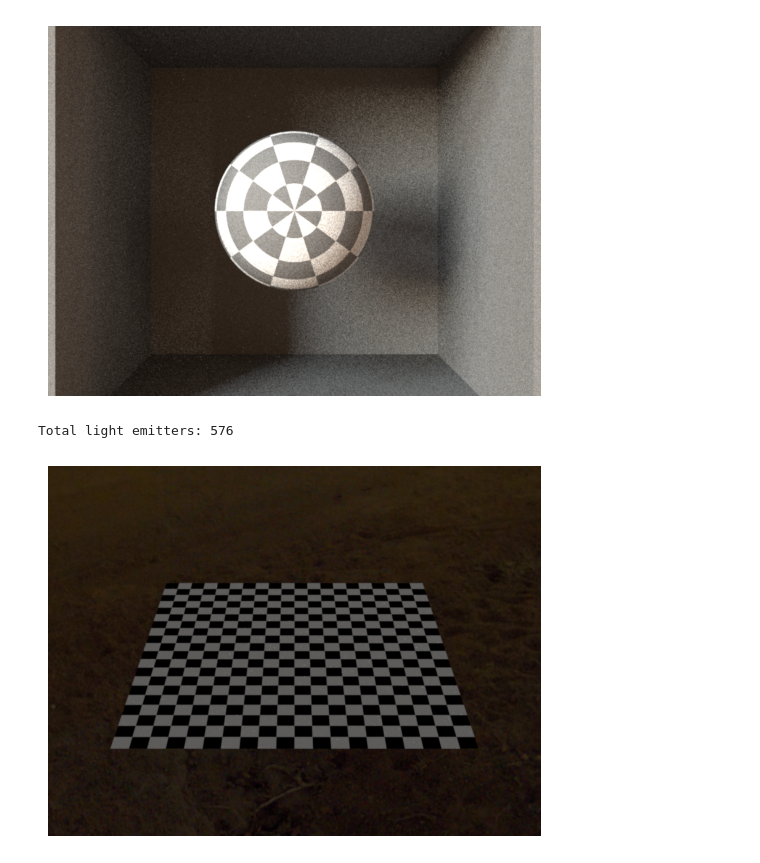
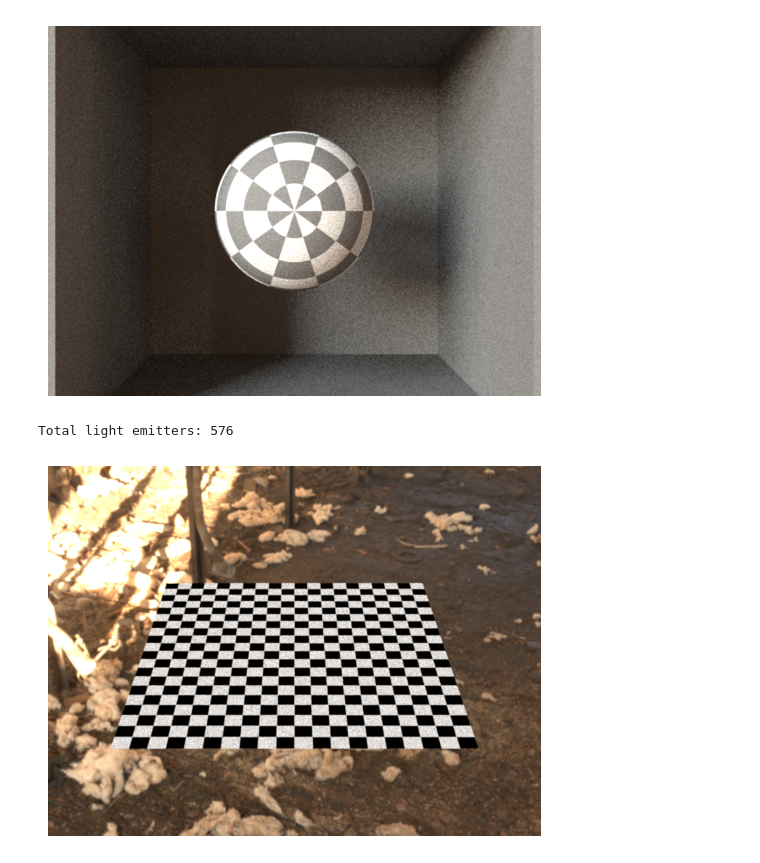
Before and after one commit to kkxthyl/WalmartRGB, a Jupyter notebook: cube/cube.ipynb, the cells around one changed output. Saved outputs shown, nothing was run; the diff lists cells and outputs as text; code cells hidden in the pictures.

```diff
--- a/cube/cube.ipynb
+++ b/cube/cube.ipynb
@@ -829,9 +829,9 @@ for i, pos in enumerate(all_pos):
 }
 
 # BRIGHT HDRI
-# hdri = mi.Bitmap('../sample_hdri.exr').convert(mi.Bitmap.PixelFormat.RGB, mi.Struct.Type.Float32)
+hdri = mi.Bitmap('../sample_hdri.exr').convert(mi.Bitmap.PixelFormat.RGB, mi.Struct.Type.Float32)
 # DARK HDRI
-hdri = mi.Bitmap('../night_hdri.exr').convert(mi.Bitmap.PixelFormat.RGB, mi.Struct.Type.Float32)
+# hdri = mi.Bitmap('../night_hdri.exr').convert(mi.Bitmap.PixelFormat.RGB, mi.Struct.Type.Float32)
 scene_dict = {
     "type": "scene",
     "integrator": {"type": "path"},
@@ -865,31 +865,34 @@ scene_dict = {
         "scale": 1.0       # make hdri env light more noticeable
 
     },
+    ########################
+    ##### TO SCALE    #####
+    ########################
     "checkerboard": {
         "type": "rectangle",
         "to_world": mi.ScalarTransform4f()
             .translate([0, 0, 0])      # Place it on the ground
             .rotate([1, 0, 0], -90)      # Lie flat on XZ
             .scale([0.2, 0.2, 1]),       # 0.2 m × 0.2 m plane
         "bsdf": {
             "type": "diffuse",
             "reflectance": {
                 "type": "checkerboard",
                 "color0": { "type": "rgb", "value": [1,1,1] },
                 "color1": { "type": "rgb", "value": [0,0,0] },
                 "to_uv": mi.Transform4f().scale(mi.Vector3f(10, 10, 1))
                 # 10 checks across ⇒ each check is 0.2 m / 10 = 0.02 m
             }
         }
     }
 }
 
 scene_dict.update(emitters)
 scene = mi.load_dict(scene_dict)
 img = mi.render(scene)
 plt.imshow(mi.util.convert_to_bitmap(img))
 plt.axis('off')
 plt.show()
 # %% [output]
 Total light emitters: 576
-[figure, old version]
+[figure, new version]
```
Also changed, not shown: 1 other file.
